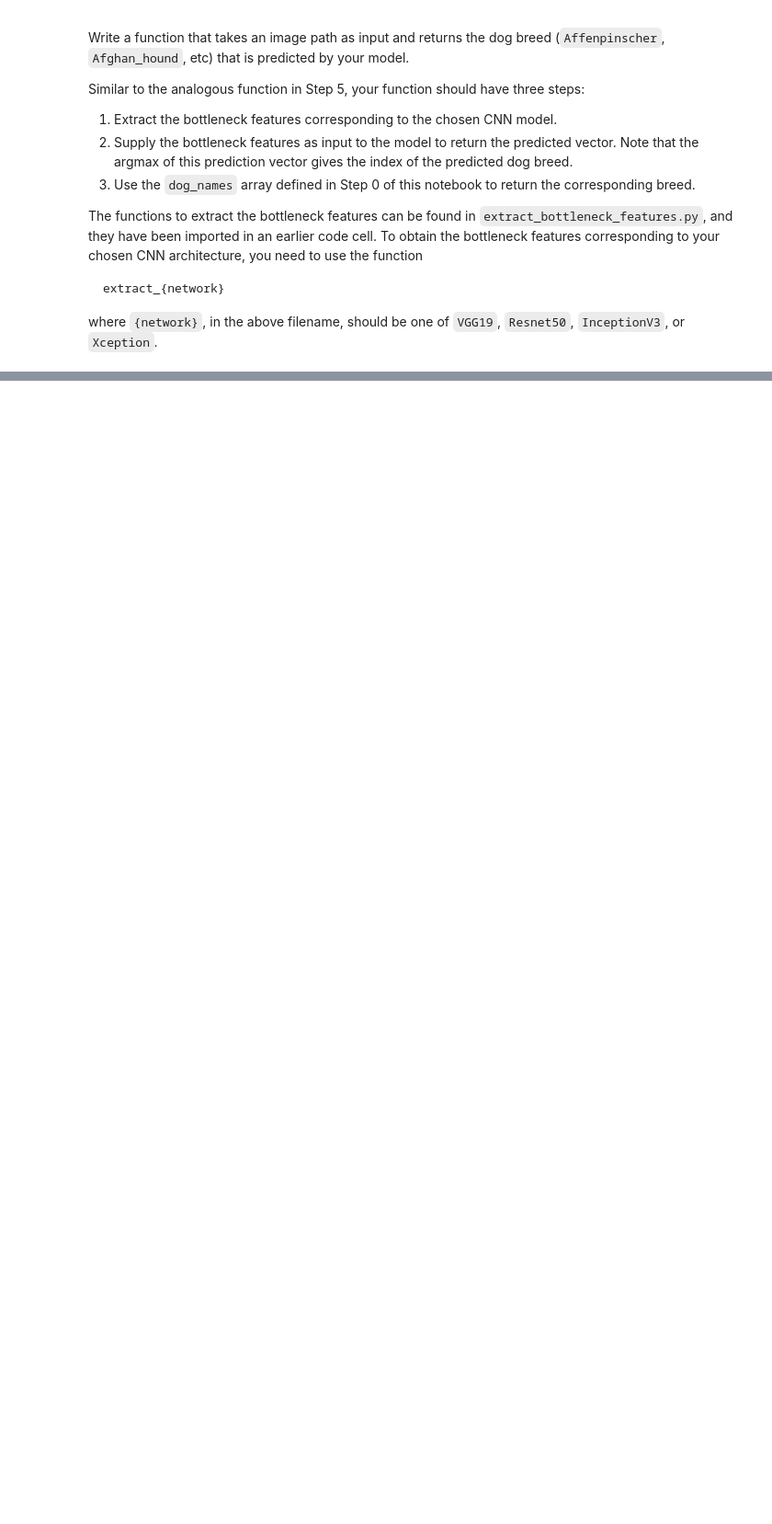
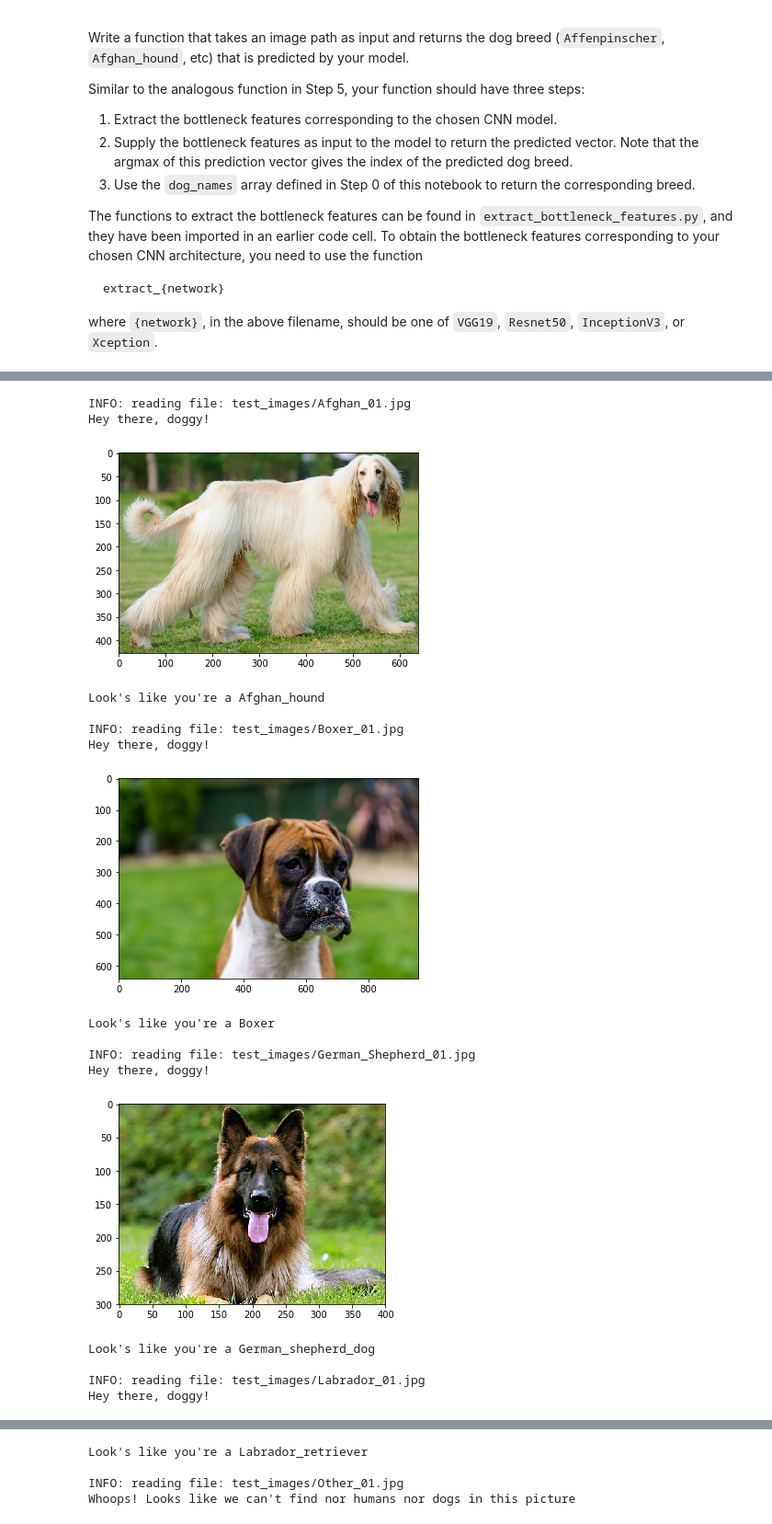
Before and after one commit to MichaelGradek/udacity-dlnd, a Jupyter notebook: dog_app.ipynb, the cells around one changed output, grey strips where cells are left out. Shown at 92% size. Saved outputs shown, nothing was run; the diff lists cells and outputs as text; code cells hidden in the pictures; blank space fills up the shorter version.

```diff
--- a/dog_app.ipynb
+++ b/dog_app.ipynb
@@ -390,7 +426,7 @@ from keras.callbacks import ModelCheckpoint
 
 ### TODO: specify the number of epochs that you would like to use to train the model.
 
-epochs = ...
+epochs = 10
 
 ### Do NOT modify the code below this line.
 
@@ -577,3 +842,37 @@ Some sample output for our algorithm is provided below, but feel free to design
 
 
 ### (IMPLEMENTATION) Write your Algorithm
+# %%
+### TODO: Write your algorithm.
+### Feel free to use as many code cells as needed.
+import matplotlib.image as mpimg
+
+def dog_or_human_breed(path_to_file):
+    is_human = face_detector(path_to_file)
+    is_dog = dog_detector(path_to_file)
+
+    img = mpimg.imread(path_to_file)
+    plt.imshow(img)
+
+    print('INFO: reading file: %s' % path_to_file)
+
+    if not is_human and not is_dog:
+        print("Whoops! Looks like we can't find nor humans nor dogs in this picture")
+        plt.imshow(img)
+        plt.show()
+    else:
+        breed = predict_dog_breed(path_to_file)
+
+        if is_human:
+            welcome_message = 'Hello, human!'
+            breed_message = 'You resemble a %s' % breed
+        else:
+            welcome_message = 'Hey there, doggy!'
+            breed_message = "Look's like you're a %s" % breed
+
+        print(welcome_message)
+        plt.imshow(img)
+        plt.show()
+        print(breed_message)
+
+    print()
@@ -580,3 +898,25 @@ Some sample output for our algorithm is provided below, but feel free to design
 # %%
-### TODO: Write your algorithm.
-### Feel free to use as many code cells as needed.
+## TODO: Execute your algorithm from Step 6 on
+## at least 6 images on your computer.
+## Feel free to use as many code cells as needed.
+
+for f in sorted(glob("test_images/*")):
+    dog_or_human_breed(f)
+# %% [output]
+INFO: reading file: test_images/Afghan_01.jpg
+Hey there, doggy!
+[figure, added]
+Look's like you're a Afghan_hound
+
+INFO: reading file: test_images/Boxer_01.jpg
+Hey there, doggy!
+[figure, added]
+Look's like you're a Boxer
+
+INFO: reading file: test_images/German_Shepherd_01.jpg
+Hey there, doggy!
+[figure, added]
+Look's like you're a German_shepherd_dog
+
+INFO: reading file: test_images/Labrador_01.jpg
+Hey there, doggy!
@@ -582,0 +924,4 @@ Some sample output for our algorithm is provided below, but feel free to design
+Look's like you're a Labrador_retriever
+
+INFO: reading file: test_images/Other_01.jpg
+Whoops! Looks like we can't find nor humans nor dogs in this picture
```
Also changed, not shown: parts of 32 cells of this notebook, 36 other files.
